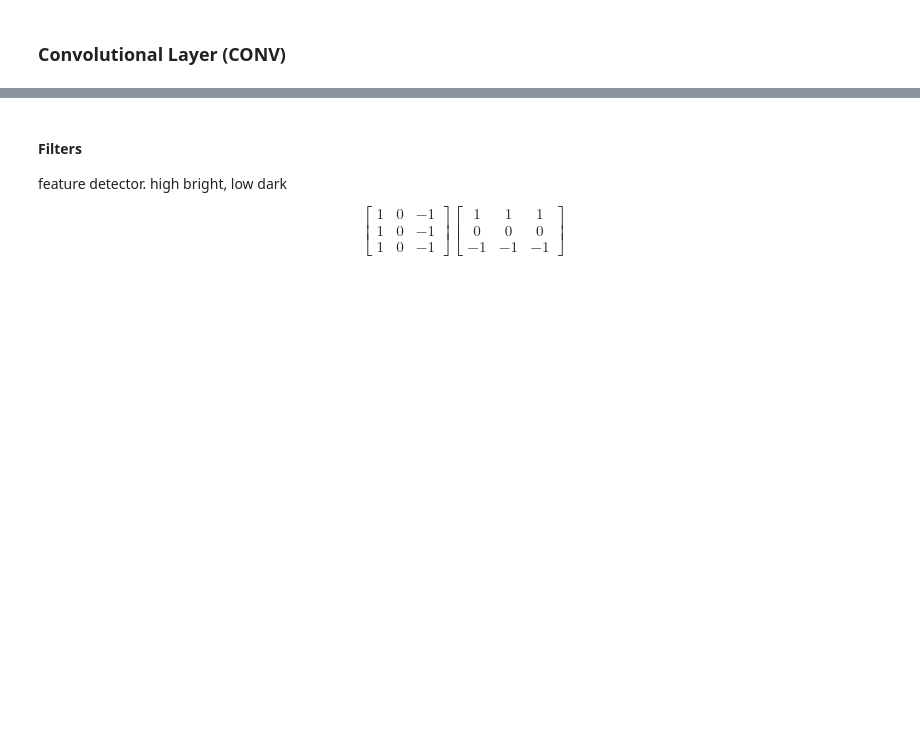
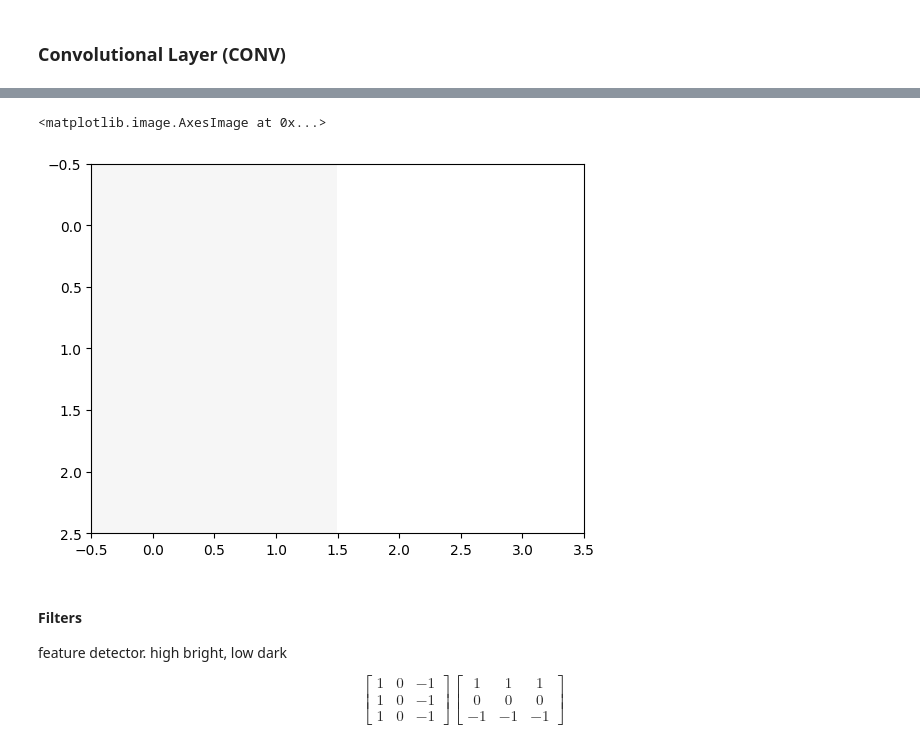
Before and after one commit to nickrusso42518/ml-qrg, a Jupyter notebook: ml_qrg.ipynb, the cells around one changed output, grey strips where cells are left out. Cells and saved outputs as stored; diff of their text form; code cells hidden in the pictures; blank space fills up the shorter version.

```diff
--- a/ml_qrg.ipynb
+++ b/ml_qrg.ipynb
@@ -1614,3 +1725,10 @@ don't unroll, filter depth equals matrix depth
+# %%
+channel = np.array([[9,9,9,9], [9,9,9,9], [9,9,0,0], [9,9,0,0]])
+image = np.array([channel.copy(), channel.copy(), channel.copy()])
+plt.imshow(image)
+# %% [output]
+<matplotlib.image.AxesImage at 0x...>
+[figure, added]
 # %% [markdown]
 #### Filters
 feature detector. high bright, low dark
```
Also changed, not shown: parts of 4 cells of this notebook.
